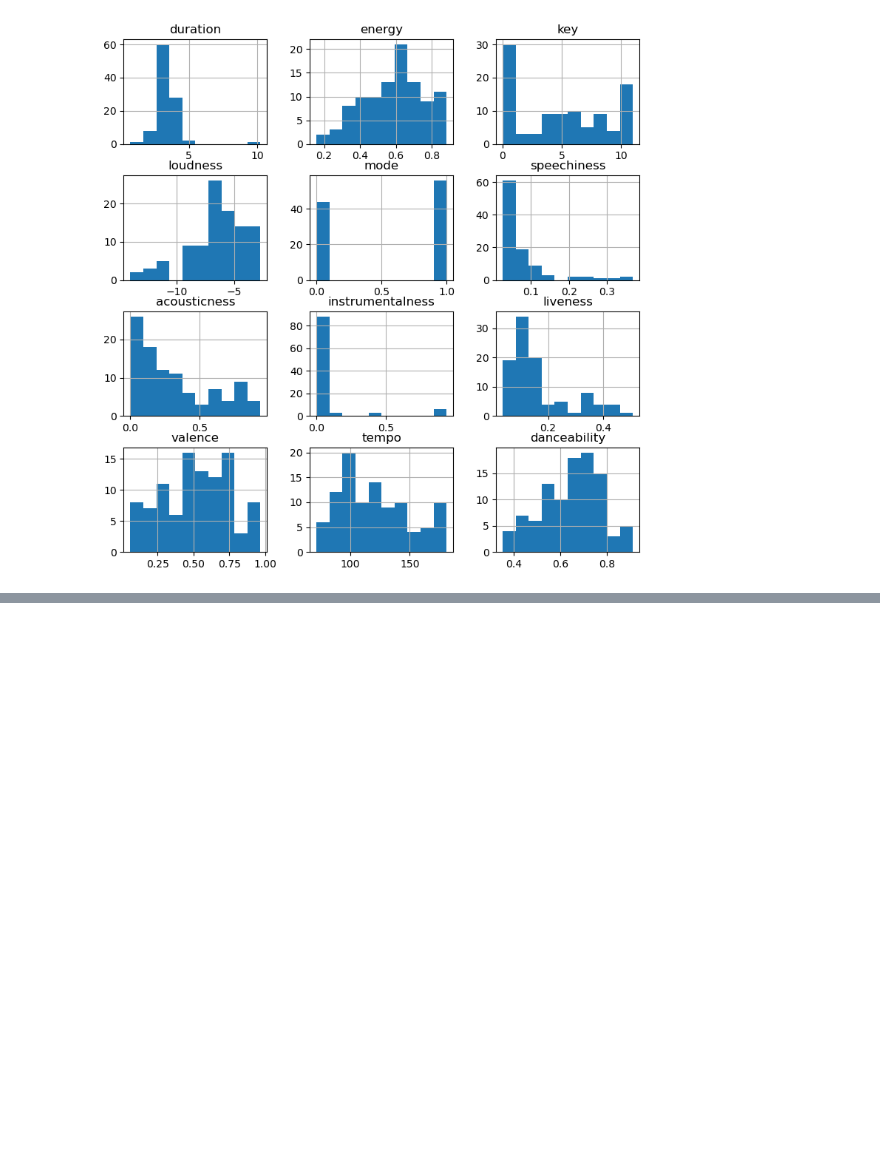
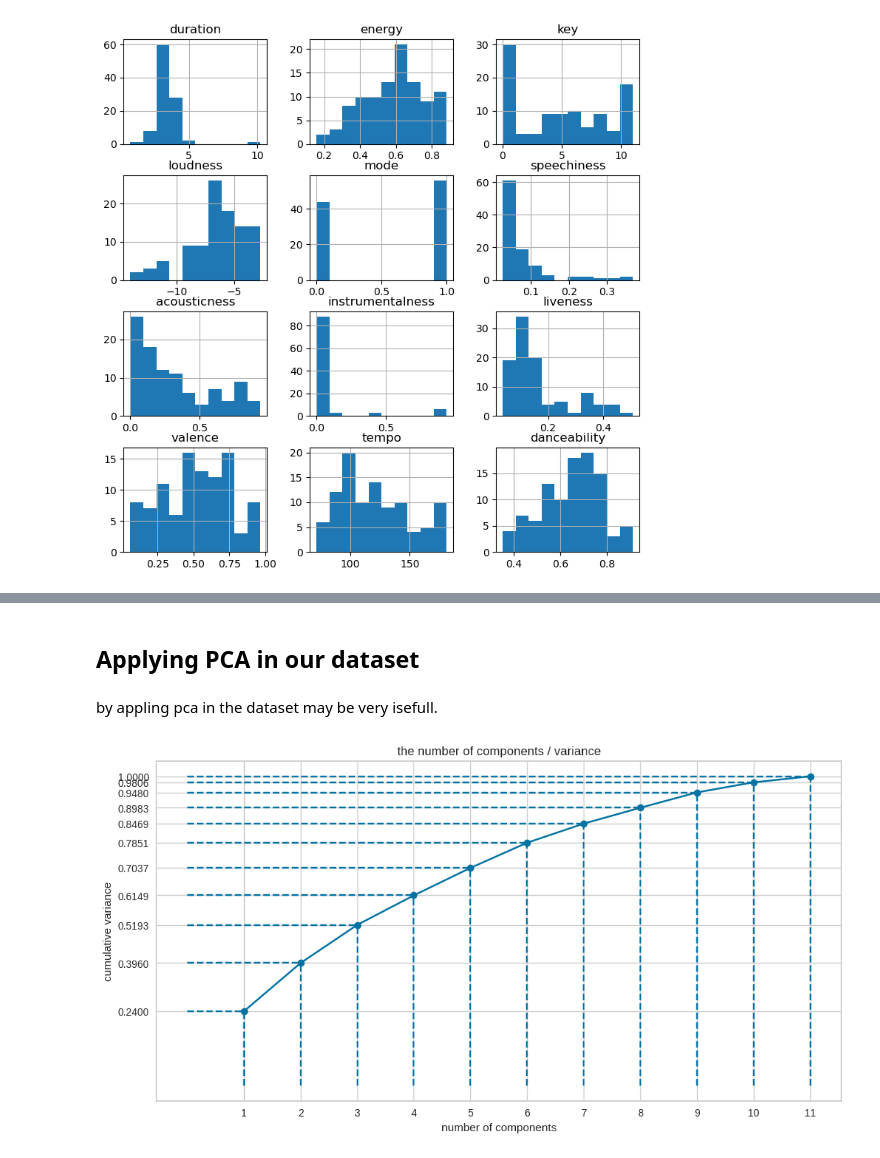
Before and after one commit to gibwanjau0/music-recomendation-system, a Jupyter notebook: music recomender system.ipynb, the cells around one changed output, grey strips where cells are left out. Cells and saved outputs as stored; diff of their text form; code cells hidden in the pictures; blank space fills up the shorter version.

```diff
--- a/music recomender system.ipynb
+++ b/music recomender system.ipynb
@@ -143,0 +178,26 @@ data.shape
+# %% [markdown]
+## Applying PCA in our dataset
+# %% [markdown]
+by appling pca in the dataset may be very isefull.
+# %%
+plt.rcParams['figure.figsize']=(12,6)
+pca = PCA().fit(data_features_scaled)
+
+plt.ylabel('cumulative variance')
+plt.title('the number of components / variance')
+plt.xlabel('number of components')
+
+x = np.arange(1, 12)
+y = np.cumsum(pca.explained_variance_ratio_)
+
+plt.xticks(x)
+plt.yticks(y)
+
+plt.plot(x, y, marker='o', linestyle='-', color='b')
+
+plt.hlines(y, 0, x, linestyle='--')
+plt.vlines(x, 0, y, linestyle='--')
+
+plt.show()
+# %% [output]
+[figure, added]
```
Also changed, not shown: parts of 20 cells of this notebook.
